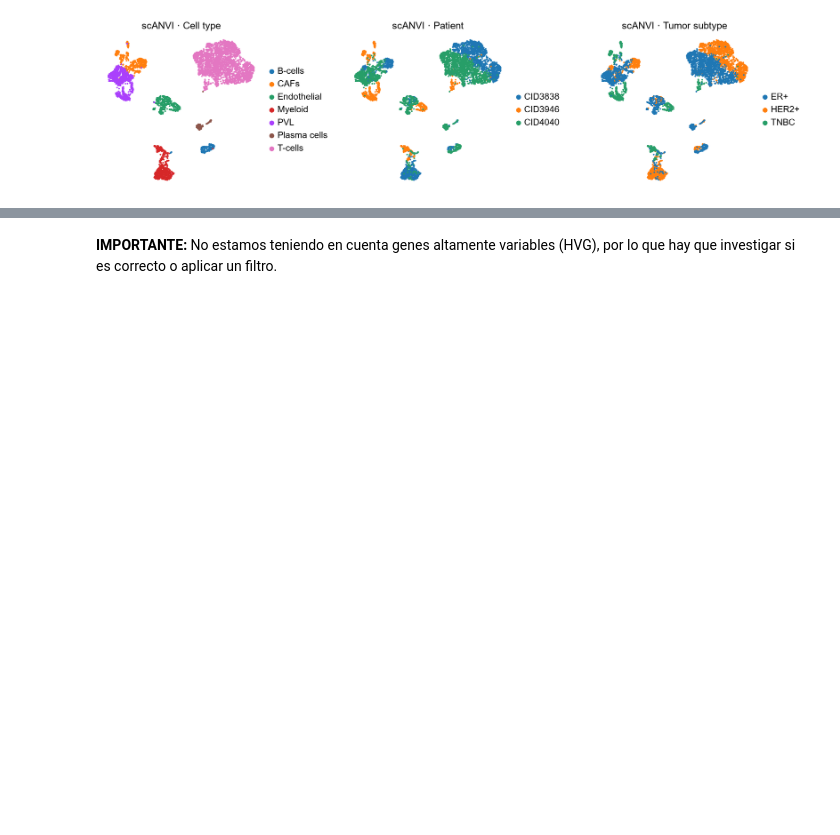
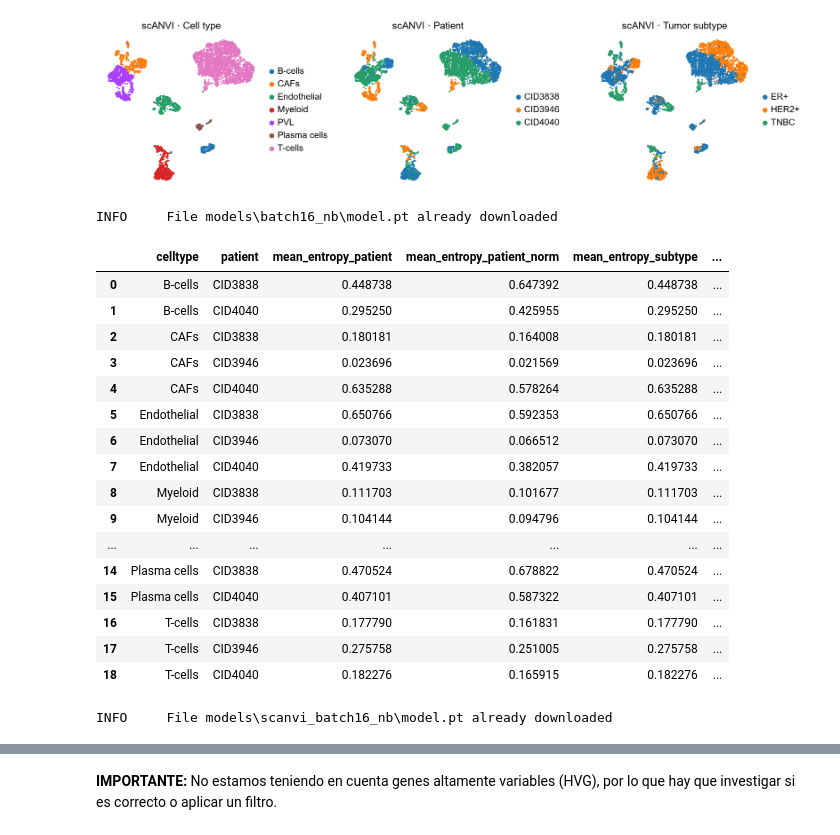
Before and after one commit to alvarodca/DeepGen-Oncology, a Jupyter notebook: Exploratory Notebooks/LDVAE_implementation/scvi_notebook.ipynb, the cells around one changed output, grey strips where cells are left out. Drawn from its saved outputs; the diff is of its cells as text; code cells hidden in the pictures; blank space fills up the shorter version.

```diff
--- a/Exploratory Notebooks/LDVAE_implementation/scvi_notebook.ipynb
+++ b/Exploratory Notebooks/LDVAE_implementation/scvi_notebook.ipynb
@@ -1325,3 +922,60 @@ sc.pl.umap(
 # Que haga que vayan juntas.
 
 # Entropía por paciente, si las células vecinas son del mismo paciente.
+# %%
+path = MODELS_DIR / "batch16_nb"
+
+model_batch16 = scvi.model.SCVI.load(str(path),adata=adata_batch16)
+
+adata_batch16.obsm["X_scVI_batch16"] = (model_batch16.get_latent_representation())
+# %% [output]
+INFO     File models\batch16_nb\model.pt already downloaded
+# %%
+entropy_celltype = calculate_entropy_by_group(
+    adata_batch16,
+    latent_key="X_scVI_batch16",
+    group_key="celltype",
+    donor_key="patient",
+    subtype_key="subtype",
+    k=30
+)
+# %%
+entropy_summary_patient = (
+    entropy_celltype
+    .groupby(["celltype", "patient"])
+    .agg(
+        mean_entropy_patient=("entropy_patient", "mean"),
+        mean_entropy_patient_norm=("entropy_patient_norm", "mean"),
+        mean_entropy_subtype=("entropy_subtype", "mean"),
+        mean_entropy_subtype_norm=("entropy_subtype_norm", "mean")
+    )
+    .reset_index()
+)
+
+display(entropy_summary_patient)
+# %% [output]
+|  | celltype | patient | mean_entropy_patient | mean_entropy_patient_norm | mean_entropy_subtype | ... |
+| 0 | B-cells | CID3838 | 0.448738 | 0.647392 | 0.448738 | ... |
+| 1 | B-cells | CID4040 | 0.295250 | 0.425955 | 0.295250 | ... |
+| 2 | CAFs | CID3838 | 0.180181 | 0.164008 | 0.180181 | ... |
+| 3 | CAFs | CID3946 | 0.023696 | 0.021569 | 0.023696 | ... |
+| 4 | CAFs | CID4040 | 0.635288 | 0.578264 | 0.635288 | ... |
+| 5 | Endothelial | CID3838 | 0.650766 | 0.592353 | 0.650766 | ... |
+| 6 | Endothelial | CID3946 | 0.073070 | 0.066512 | 0.073070 | ... |
+| 7 | Endothelial | CID4040 | 0.419733 | 0.382057 | 0.419733 | ... |
+| 8 | Myeloid | CID3838 | 0.111703 | 0.101677 | 0.111703 | ... |
+| 9 | Myeloid | CID3946 | 0.104144 | 0.094796 | 0.104144 | ... |
+| ... | ... | ... | ... | ... | ... | ... |
+| 14 | Plasma cells | CID3838 | 0.470524 | 0.678822 | 0.470524 | ... |
+| 15 | Plasma cells | CID4040 | 0.407101 | 0.587322 | 0.407101 | ... |
+| 16 | T-cells | CID3838 | 0.177790 | 0.161831 | 0.177790 | ... |
+| 17 | T-cells | CID3946 | 0.275758 | 0.251005 | 0.275758 | ... |
+| 18 | T-cells | CID4040 | 0.182276 | 0.165915 | 0.182276 | ... |
+# %%
+path = MODELS_DIR / "scanvi_batch16_nb"
+
+scanvi_model_batch16 = scvi.model.SCANVI.load(str(path),adata=adata_batch16)
+
+adata_batch16.obsm["X_scANVI_batch16"] = (scanvi_model_batch16.get_latent_representation())
+# %% [output]
+INFO     File models\scanvi_batch16_nb\model.pt already downloaded
```
Also changed, not shown: parts of 78 cells of this notebook, 4 other files.
